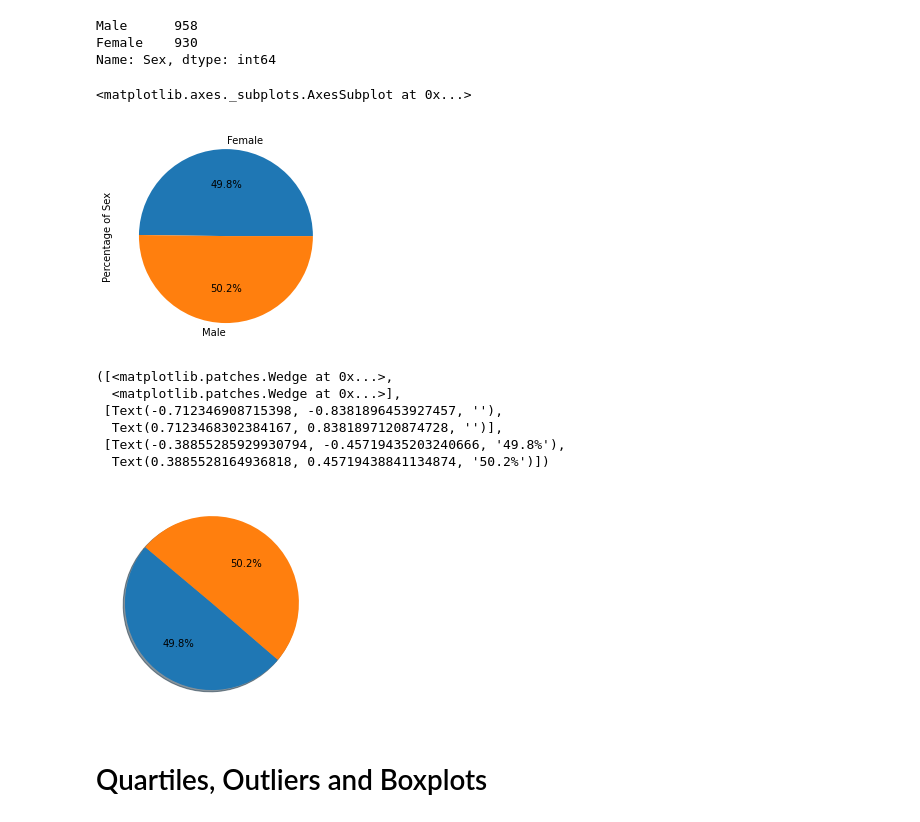
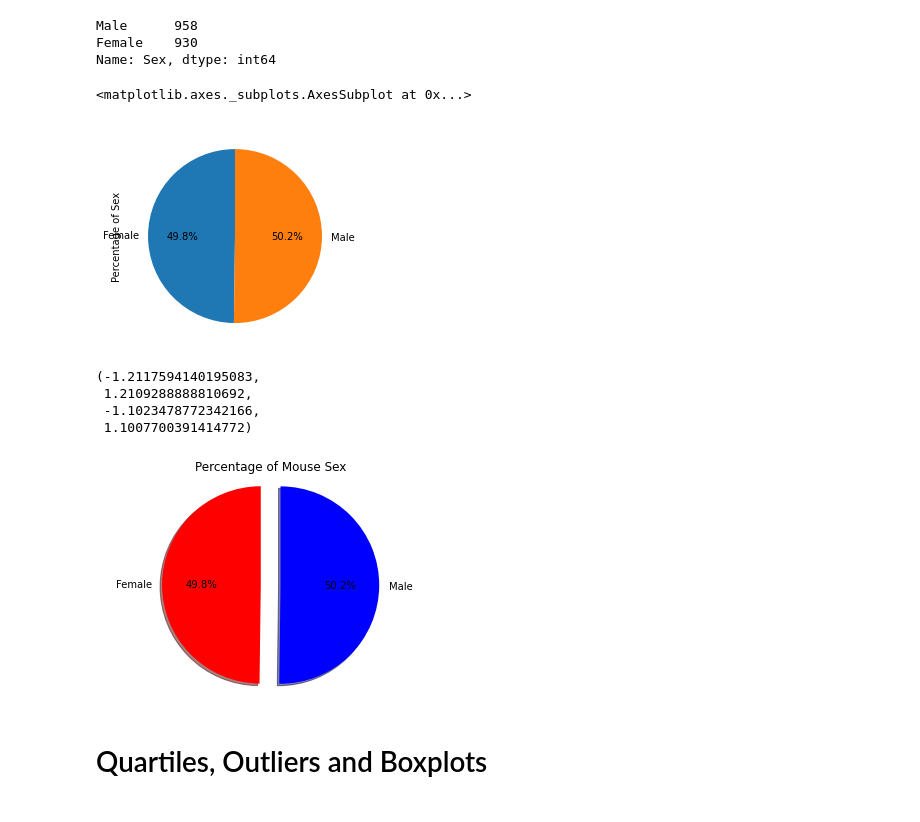
Before and after one commit to LF-Ruiz/Matplotlib_Homework, a Jupyter notebook: pymaceuticals_solved.ipynb, the cells around one changed output. Drawn from its saved outputs; the diff is of its cells as text; code cells hidden in the pictures.

```diff
--- a/pymaceuticals_solved.ipynb
+++ b/pymaceuticals_solved.ipynb
@@ -289,24 +286,27 @@ Name: Sex, dtype: int64
 # %%
 # Generate a pie plot showing the distribution of female versus male mice using pandas
 #mouse_gender
-mouse_gender['Percentage of Sex'].plot(kind='pie',autopct='%1.1f%%')
+mouse_gender['Percentage of Sex'].plot(kind='pie',autopct='%1.1f%%',startangle=90)
 # %% [output]
 <matplotlib.axes._subplots.AxesSubplot at 0x...>
-[figure, old version]
+[figure, new version]
 # %%
 # Generate a pie plot showing the distribution of female versus male mice using pyplot
 #mouse_gender
-#explode = (0.1, 0, 0, 0)
+plt.title("Percentage of Mouse Sex")
+explode = (0.1, 0.1,)
+labels = ('Female','Male')
+colors = ('red','blue')
 #explode=explode, labels=labels, colors=colors
-plt.pie(mouse_gender['Percentage of Sex'].values, autopct="%1.1f%%", shadow=True, startangle=140)
+plt.pie(mouse_gender['Percentage of Sex'].values, explode=explode, labels=labels, colors=colors,
+        autopct="%1.1f%%", shadow=True, startangle=90)
+plt.axis("equal")
 # %% [output]
-([<matplotlib.patches.Wedge at 0x...>,
-  <matplotlib.patches.Wedge at 0x...>],
- [Text(-0.712346908715398, -0.8381896453927457, ''),
-  Text(0.7123468302384167, 0.8381897120874728, '')],
- [Text(-0.38855285929930794, -0.45719435203240666, '49.8%'),
-  Text(0.3885528164936818, 0.45719438841134874, '50.2%')])
+(-1.2117594140195083,
+ 1.2109288888810692,
+ -1.1023478772342166,
+ 1.1007700391414772)
-[figure, old version]
+[figure, new version]
 # %% [markdown]
 # Quartiles, Outliers and Boxplots
 # %%
```
Also changed, not shown: parts of 13 cells of this notebook.
